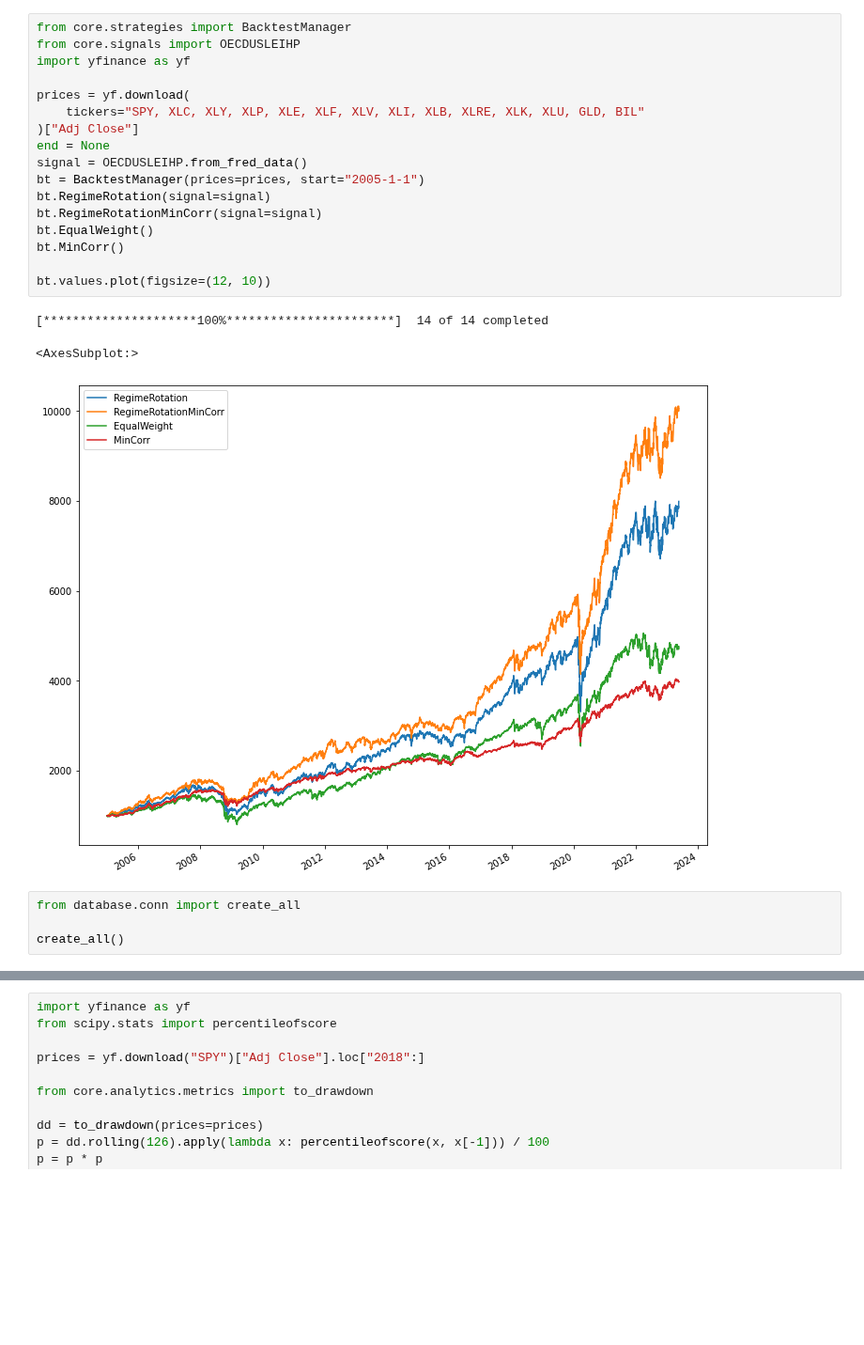
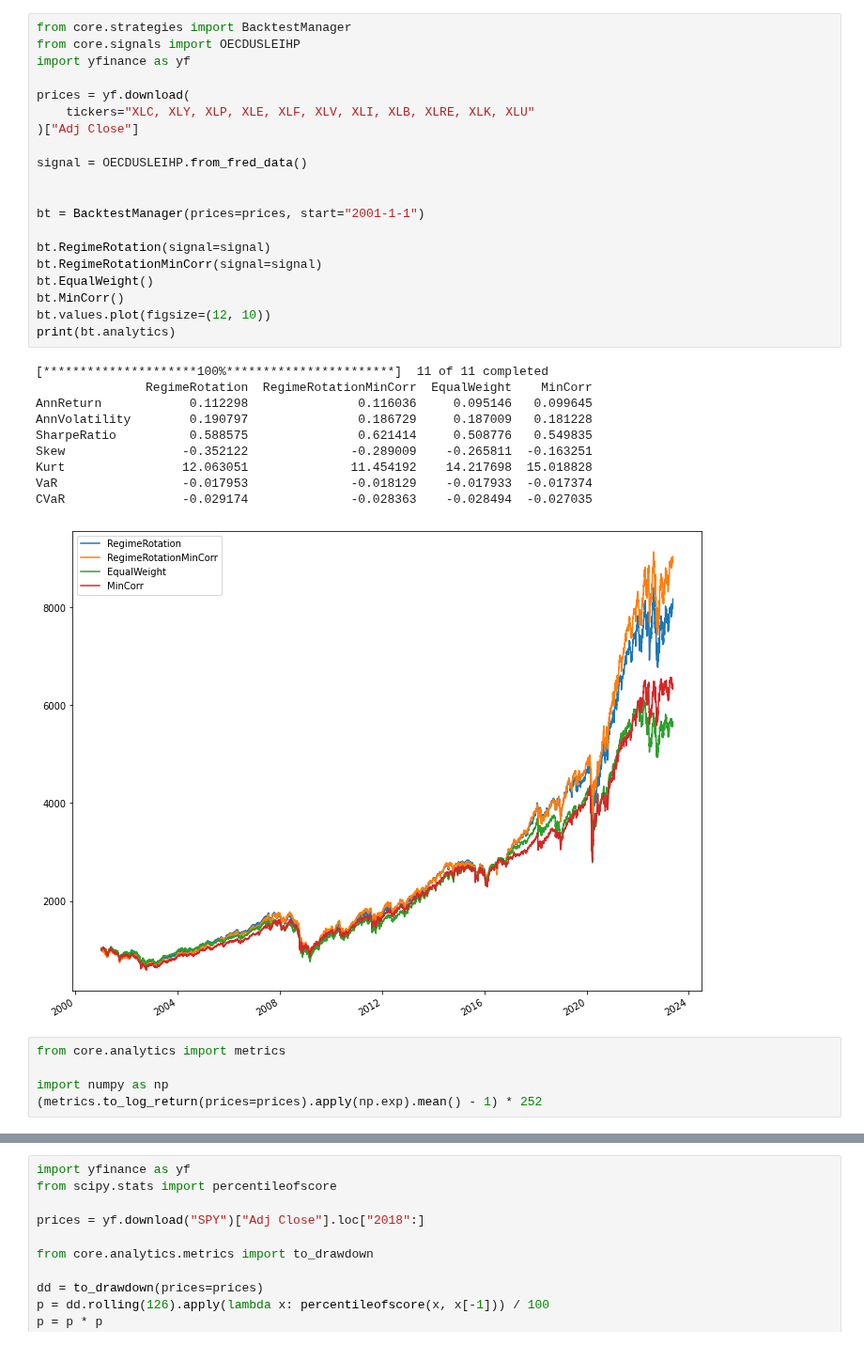
Before and after one commit to HTF1125/RobertLab, a Jupyter notebook: src/test.ipynb, the cells around one changed output, grey strips where cells are left out. Shown at 94% size. Cells and saved outputs as stored; diff of their text form; blank space fills up the shorter version.

```diff
--- a/src/test.ipynb
+++ b/src/test.ipynb
@@ -1,25 +1,36 @@
 # %%
 from core.strategies import BacktestManager
 from core.signals import OECDUSLEIHP
 import yfinance as yf
 
 prices = yf.download(
-    tickers="SPY, XLC, XLY, XLP, XLE, XLF, XLV, XLI, XLB, XLRE, XLK, XLU, GLD, BIL"
+    tickers="XLC, XLY, XLP, XLE, XLF, XLV, XLI, XLB, XLRE, XLK, XLU"
 )["Adj Close"]
-end = None
+
 signal = OECDUSLEIHP.from_fred_data()
-bt = BacktestManager(prices=prices, start="2005-1-1")
+
+
+bt = BacktestManager(prices=prices, start="2001-1-1")
+
 bt.RegimeRotation(signal=signal)
 bt.RegimeRotationMinCorr(signal=signal)
 bt.EqualWeight()
 bt.MinCorr()
-
 bt.values.plot(figsize=(12, 10))
+print(bt.analytics)
 # %% [output]
-[*********************100%***********************]  14 of 14 completed
+[*********************100%***********************]  11 of 11 completed
+               RegimeRotation  RegimeRotationMinCorr  EqualWeight    MinCorr
+AnnReturn            0.112298               0.116036     0.095146   0.099645
+AnnVolatility        0.190797               0.186729     0.187009   0.181228
+SharpeRatio          0.588575               0.621414     0.508776   0.549835
+Skew                -0.352122              -0.289009    -0.265811  -0.163251
+Kurt                12.063051              11.454192    14.217698  15.018828
+VaR                 -0.017953              -0.018129    -0.017933  -0.017374
+CVaR                -0.029174              -0.028363    -0.028494  -0.027035
-<AxesSubplot:>
-[figure, old version]
+[figure, new version]
-# %%
-from database.conn import create_all
-
-create_all()
+# %%
+from core.analytics import metrics
+
+import numpy as np
+(metrics.to_log_return(prices=prices).apply(np.exp).mean() - 1) * 252
```
Also changed, not shown: parts of 6 cells of this notebook, 10 other files.
